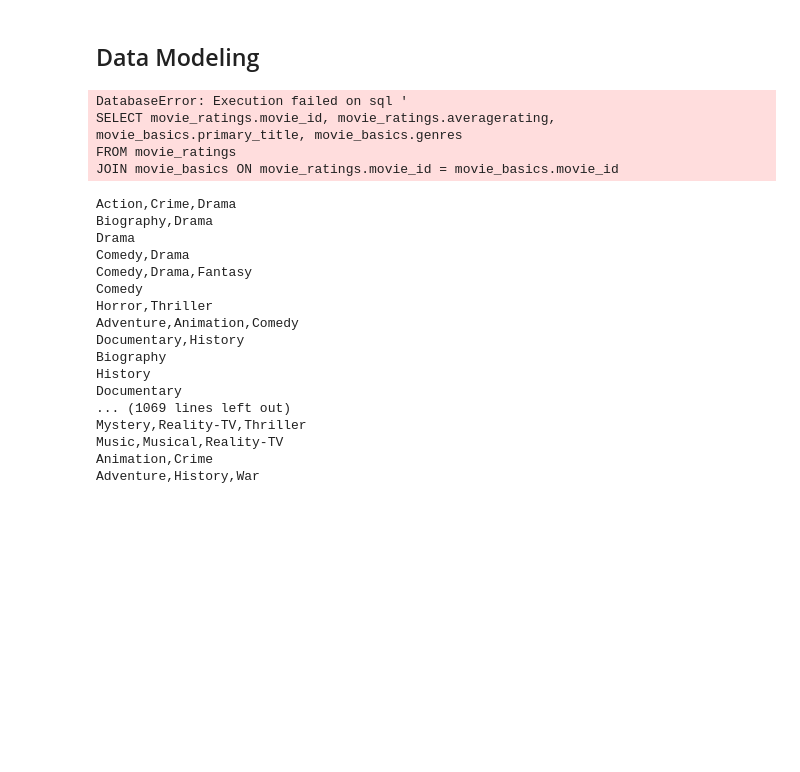
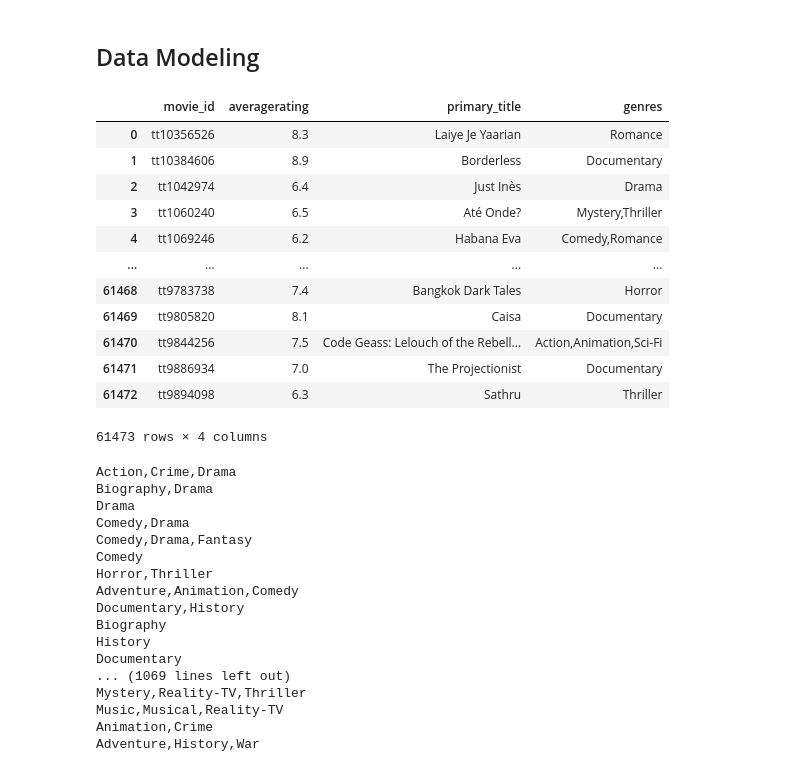
Before and after one commit to likebubba/Microsoft-Phase-1-Project, a Jupyter notebook: student.ipynb, the cells around one changed output. Drawn from its saved outputs; the diff is of its cells as text; code cells hidden in the pictures; blank space fills up the shorter version.

```diff
--- a/student.ipynb
+++ b/student.ipynb
@@ -296,20 +296,34 @@ Need to check type of movies for the profitable movies.
 # %% [markdown]
 ## Data Modeling
 # %%
+im_db = "data/im.db"
+
+conn = sqlite3.connect(im_db)
+cursor = conn.cursor()
+
 movies_high_ratings = """
 SELECT movie_ratings.movie_id, movie_ratings.averagerating, movie_basics.primary_title, movie_basics.genres
 FROM movie_ratings
 JOIN movie_basics ON movie_ratings.movie_id = movie_basics.movie_id
 WHERE movie_ratings.averagerating >=5
 ;
 """
 
 pd.read_sql(movies_high_ratings, conn)
 # %% [output]
+|  | movie_id | averagerating | primary_title | genres |
+| 0 | tt10356526 | 8.3 | Laiye Je Yaarian | Romance |
+| 1 | tt10384606 | 8.9 | Borderless | Documentary |
+| 2 | tt1042974 | 6.4 | Just Inès | Drama |
+| 3 | tt1060240 | 6.5 | Até Onde? | Mystery,Thriller |
+| 4 | tt1069246 | 6.2 | Habana Eva | Comedy,Romance |
+| ... | ... | ... | ... | ... |
+| 61468 | tt9783738 | 7.4 | Bangkok Dark Tales | Horror |
+| 61469 | tt9805820 | 8.1 | Caisa | Documentary |
+| 61470 | tt9844256 | 7.5 | Code Geass: Lelouch of the Rebell... | Action,Animation,Sci-Fi |
+| 61471 | tt9886934 | 7.0 | The Projectionist | Documentary |
+| 61472 | tt9894098 | 6.3 | Sathru | Thriller |
-DatabaseError: Execution failed on sql '
-SELECT movie_ratings.movie_id, movie_ratings.averagerating, movie_basics.primary_title, movie_basics.genres
-FROM movie_ratings
-JOIN movie_basics ON movie_ratings.movie_id = movie_basics.movie_id
+61473 rows × 4 columns
 # %%
 # Deleting null values in im
 table_name = 'movie_basics'
```
Also changed, not shown: parts of 2 cells of this notebook, 2 other files.
